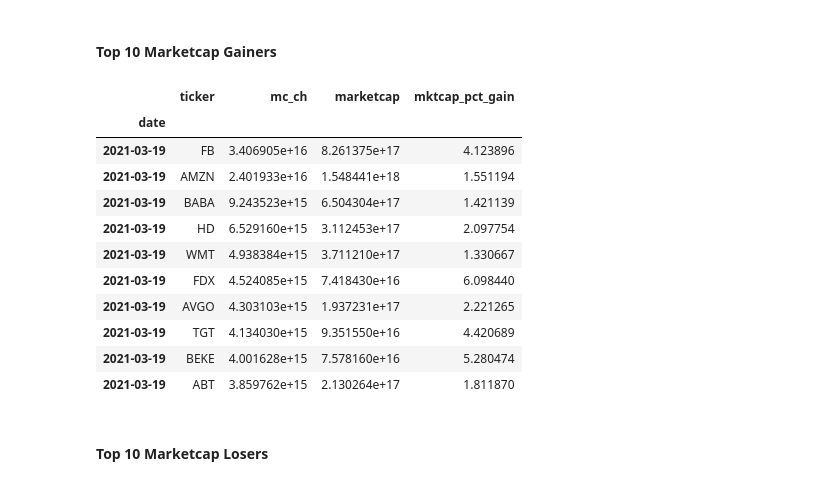
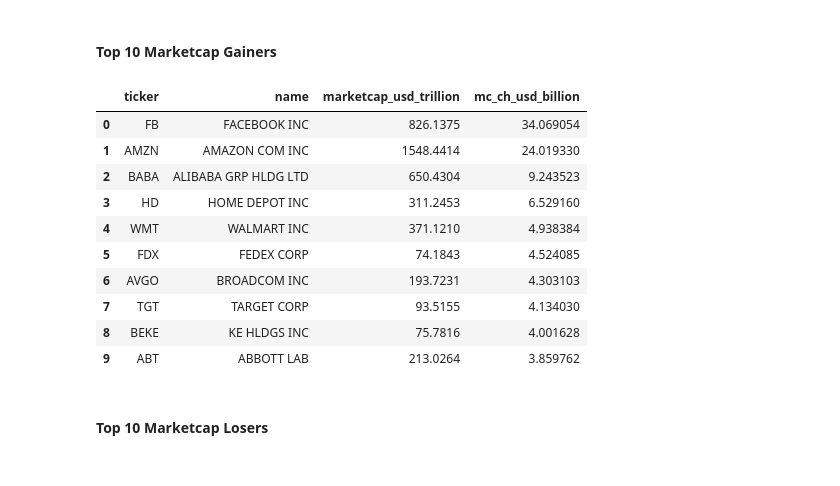
Before and after one commit to fidapco/notebooks, a Jupyter notebook: todays_market.ipynb, the cells around one changed output. Saved outputs shown, nothing was run; the diff lists cells and outputs as text; code cells hidden in the pictures.

```diff
--- a/todays_market.ipynb
+++ b/todays_market.ipynb
@@ -120,19 +113,19 @@ df_tickers[['ticker','mc_ch', 'marketcap','mktcap_pct_gain']].sort_values(by='mk
 # %% [markdown]
 #### Top 10 Marketcap Gainers
-# %%
-df_tickers[['ticker','mc_ch', 'marketcap','mktcap_pct_gain']].sort_values(by='mc_ch', ascending=False).head(10)
-# %% [output]
-|  | ticker | mc_ch | marketcap | mktcap_pct_gain |
-| date |  |  |  |  |
-| 2021-03-19 | FB | 3.406905e+16 | 8.261375e+17 | 4.123896 |
-| 2021-03-19 | AMZN | 2.401933e+16 | 1.548441e+18 | 1.551194 |
-| 2021-03-19 | BABA | 9.243523e+15 | 6.504304e+17 | 1.421139 |
-| 2021-03-19 | HD | 6.529160e+15 | 3.112453e+17 | 2.097754 |
-| 2021-03-19 | WMT | 4.938384e+15 | 3.711210e+17 | 1.330667 |
-| 2021-03-19 | FDX | 4.524085e+15 | 7.418430e+16 | 6.098440 |
-| 2021-03-19 | AVGO | 4.303103e+15 | 1.937231e+17 | 2.221265 |
-| 2021-03-19 | TGT | 4.134030e+15 | 9.351550e+16 | 4.420689 |
-| 2021-03-19 | BEKE | 4.001628e+15 | 7.578160e+16 | 5.280474 |
-| 2021-03-19 | ABT | 3.859762e+15 | 2.130264e+17 | 1.811870 |
+# %%
+df_mc_gains = fidap.sql("""SELECT "ticker", "name", "marketcap"/1e15 as "marketcap_usd_trillion", "mc_ch"/1e15 as "mc_ch_usd_billion" FROM "FIDAP_DATA_SOURCES"."FIDAP_SCHEMA"."tickers" WHERE "marketcap" IS NOT NULL ORDER BY "mc_ch_usd_billion" DESC LIMIT 10;""")
+df_mc_gains
+# %% [output]
+|  | ticker | name | marketcap_usd_trillion | mc_ch_usd_billion |
+| 0 | FB | FACEBOOK INC | 826.1375 | 34.069054 |
+| 1 | AMZN | AMAZON COM INC | 1548.4414 | 24.019330 |
+| 2 | BABA | ALIBABA GRP HLDG LTD | 650.4304 | 9.243523 |
+| 3 | HD | HOME DEPOT INC | 311.2453 | 6.529160 |
+| 4 | WMT | WALMART INC | 371.1210 | 4.938384 |
+| 5 | FDX | FEDEX CORP | 74.1843 | 4.524085 |
+| 6 | AVGO | BROADCOM INC | 193.7231 | 4.303103 |
+| 7 | TGT | TARGET CORP | 93.5155 | 4.134030 |
+| 8 | BEKE | KE HLDGS INC | 75.7816 | 4.001628 |
+| 9 | ABT | ABBOTT LAB | 213.0264 | 3.859762 |
 # %% [markdown]
 #### Top 10 Marketcap Losers
```
Also changed, not shown: parts of 20 cells of this notebook.
